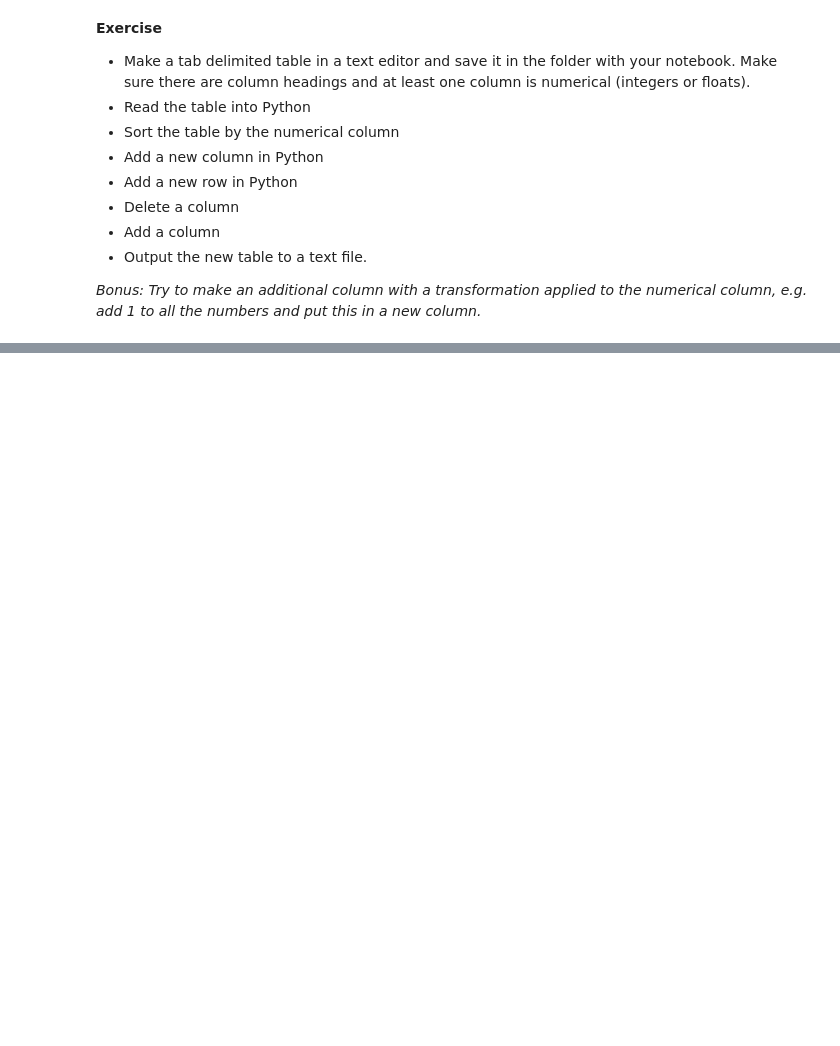
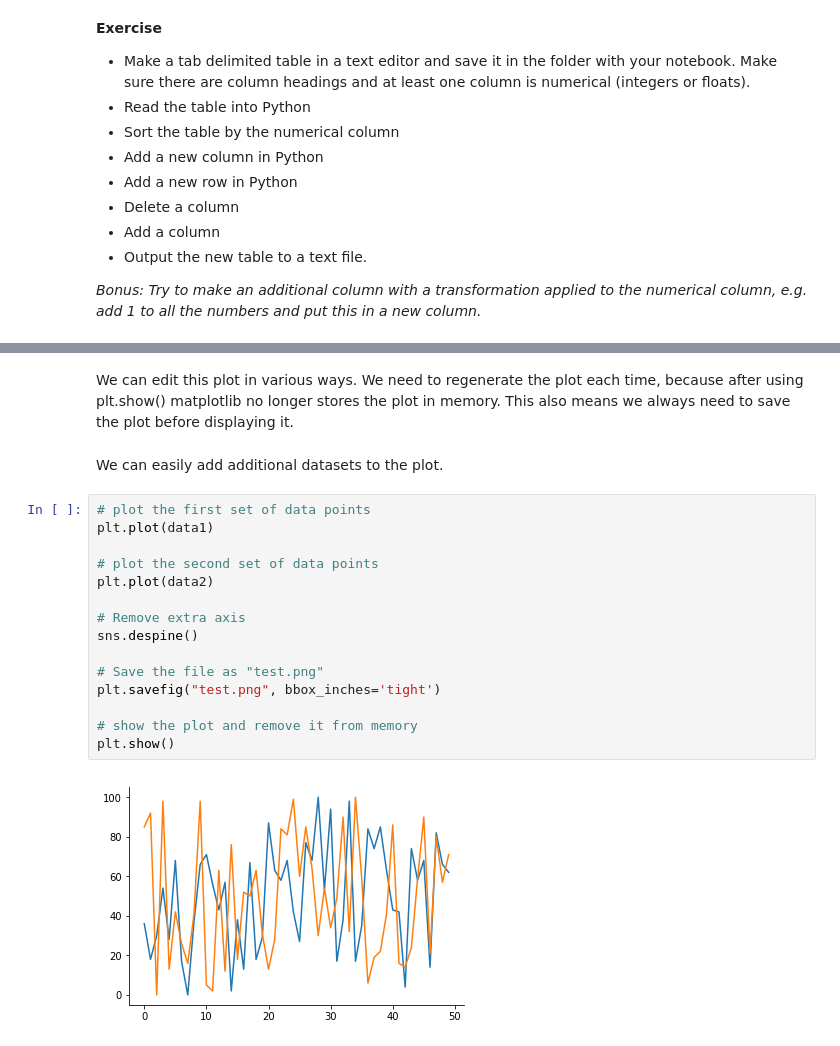
Before and after one commit to KatyBrown/PythonCourseKingsWeek3, a Jupyter notebook: Workshop3_plus_output.ipynb, the cells around one changed output, grey strips where cells are left out. Saved outputs shown, nothing was run; the diff lists cells and outputs as text; blank space fills up the shorter version.

```diff
--- a/Workshop3_plus_output.ipynb
+++ b/Workshop3_plus_output.ipynb
@@ -248,0 +327,21 @@ Regardless of the input file format, the output file will be comma delimited unl
+# %% [markdown]
+We can edit this plot in various ways.  We need to regenerate the plot each time, because after using plt.show() matplotlib no longer stores the plot in memory.  This also means we always need to save the plot before displaying it.
+# %% [markdown]
+We can easily add additional datasets to the plot.
+# %%
+# plot the first set of data points
+plt.plot(data1)
+
+# plot the second set of data points
+plt.plot(data2)
+
+# Remove extra axis
+sns.despine()
+
+# Save the file as "test.png"
+plt.savefig("test.png", bbox_inches='tight')
+
+# show the plot and remove it from memory
+plt.show()
+# %% [output]
+[figure, added]
```
Also changed, not shown: parts of 84 cells of this notebook, 8 other files.
